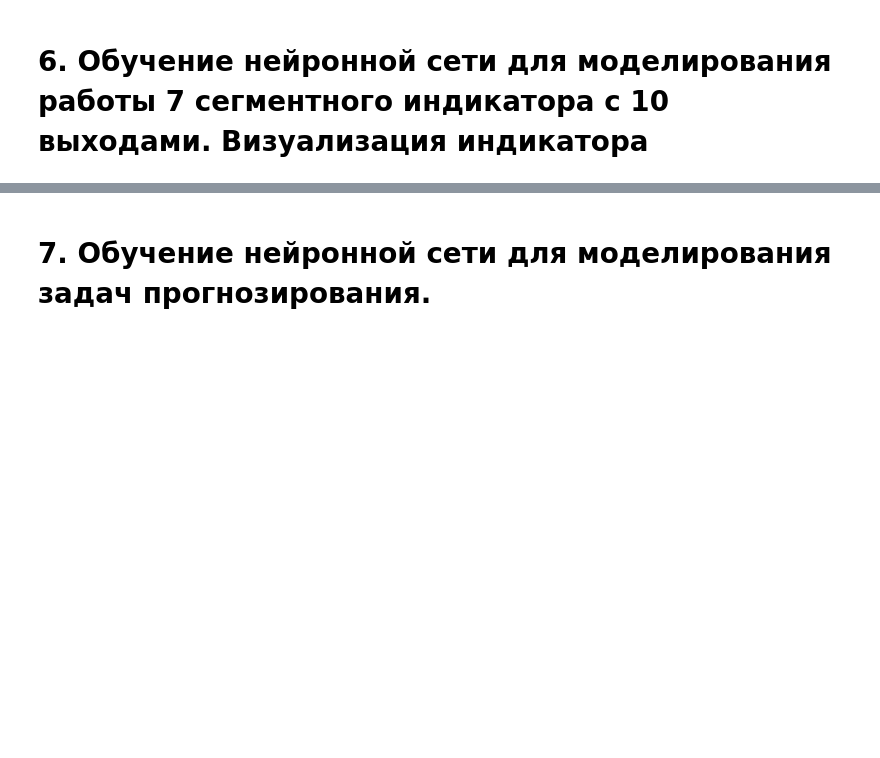
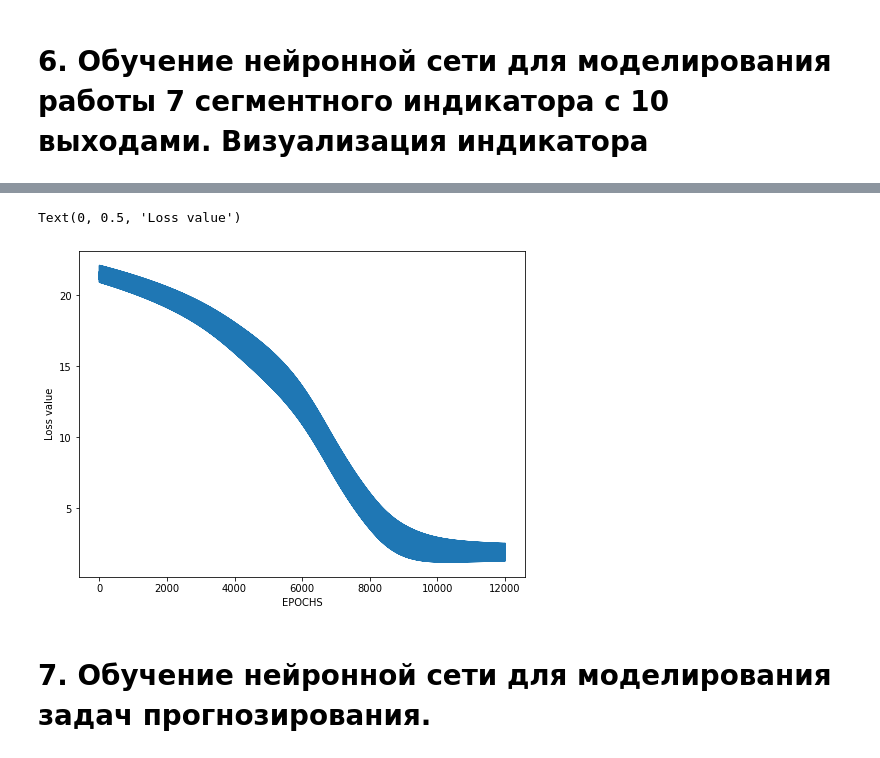
Before and after one commit to kae4ka/university-hometasks, a Jupyter notebook: INS.ipynb, the cells around one changed output, grey strips where cells are left out. Drawn from its saved outputs; the diff is of its cells as text; code cells hidden in the pictures; blank space fills up the shorter version.

```diff
--- a/INS.ipynb
+++ b/INS.ipynb
@@ -743,0 +661,3 @@ plt.show()
+# %%
+num_data, n_features = X.shape
+print(X.shape)
@@ -743,0 +666,3 @@ plt.show()
+# %%
+n_classes = len(Y.T)
+print(len(Y.T))
@@ -743,0 +671,25 @@ plt.show()
+# %%
+def softmax(X):
+    exps = np.exp(X)
+    return exps / np.sum(exps)
+
+def softmax_d(y_pred):
+  for i in range(len(y_pred)):
+    y_pred[i]=1 if i==0 else 0
+  return y_pred
+
+def sigmoid(x):
+  return 1 / (1 + np.exp(-x))
+
+def sigmoid_d(x):
+  return x * (1.0 - x)
+
+def log_loss_d(y, y_pred):
+    return y_pred - y
+# %%
+for y_i in Y:
+  y_i = np.expand_dims(y_i, axis=1) # true y
+  for i in range(len(y_i)):
+    for j in range(len(y_i)):
+      y_i[i]=0 if i==j else 1
+print(Y)
@@ -744,3 +812,12 @@ plt.show()
+# %%
+# We plot losses to see how our network is doing
+plt.figure(figsize=(8, 6))
+plt.plot(losses)
+plt.xlabel("EPOCHS")
+plt.ylabel("Loss value")
+# %% [output]
+Text(0, 0.5, 'Loss value')
+[figure, added]
 # %% [markdown]
 # 7.	Обучение нейронной сети для моделирования задач прогнозирования.
 # %% [markdown]
```
Also changed, not shown: parts of 27 cells of this notebook.
